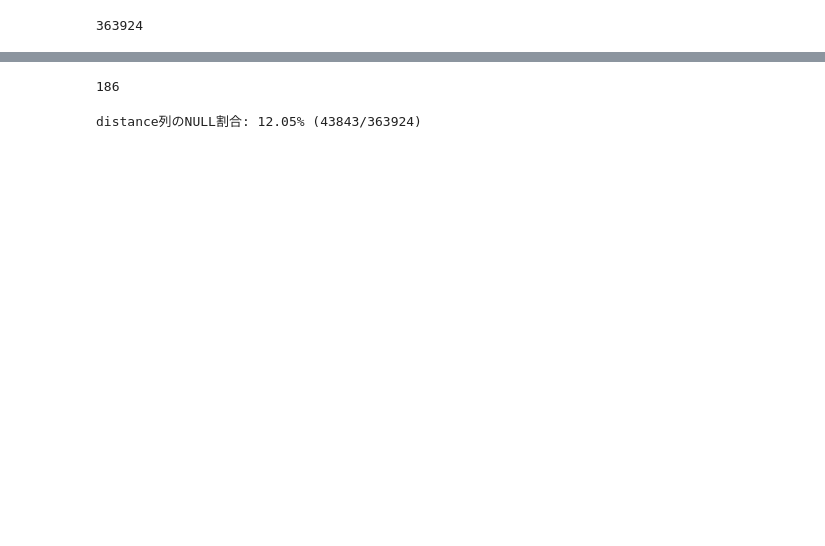
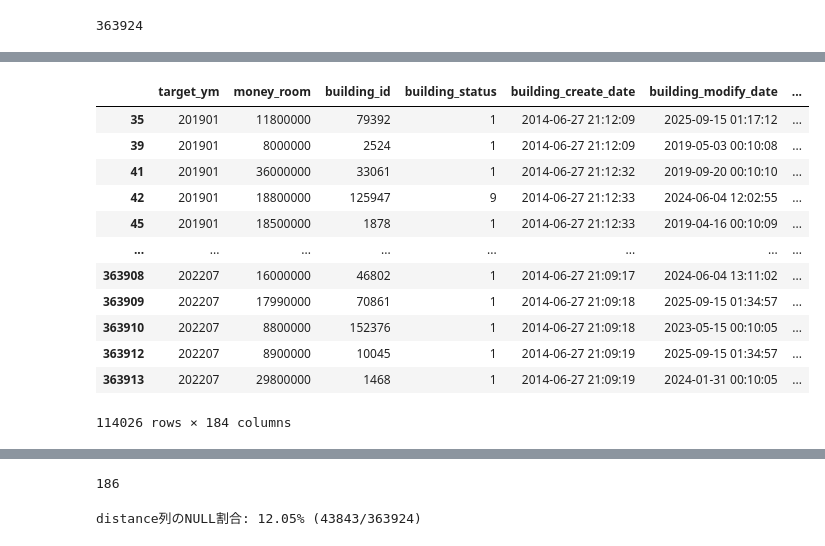
Before and after one commit to tomoya-kmt/signature, a Jupyter notebook: my_code/data_preprocess.ipynb, the cells around one changed output, grey strips where cells are left out. Saved outputs shown, nothing was run; the diff lists cells and outputs as text; code cells hidden in the pictures; blank space fills up the shorter version.

```diff
--- a/my_code/data_preprocess.ipynb
+++ b/my_code/data_preprocess.ipynb
@@ -168,0 +98,29 @@ train_gdf=utils.nearest_merge(train_gdf,gdf_json2,threshold=1000)
+# %%
+map3=utils.generate_year_mapping(2011,'S01_008',14,0)
+rosen_gdf = gpd.read_file(os.path.join('..', 'data', 'train', 'S12-24_NumberOfPassengers.geojson'))
+rosen=rosen_gdf.groupby(by="S12_001g").agg(
+    S01_020=("S12_057","sum"),
+    S01_019=("S12_053","sum"),
+    S01_018=("S12_049","sum"),
+    S01_017=("S12_045","sum"),
+    S01_016=("S12_041","sum"),
+    S01_015=("S12_037","sum"),
+    S01_014=("S12_033","sum"),
+    S01_013=("S12_029","sum"),
+    S01_012=("S12_025","sum"),
+    S01_011=("S12_021","sum"),
+    S01_010=("S12_017","sum"),
+    S01_009=("S12_013","sum"),
+    S01_008=("S12_009","sum"),
+    eki_name1=("S12_001","first"),
+    geometry=("geometry","first")
+)
+rosen["S01_021"]=np.nan
+#rosen=rosen.replace({0:np.nan})
+rosen["ID"]=range(0, len(rosen))
+rosen=gpd.GeoDataFrame(rosen,geometry="geometry",crs="EPSG:6677")
+rosen.head()
+# result_df=utils.merge_lag_features(source_df,rosen,"eki_name1","_eki1",map3)
+# rosen=rosen.rename(columns={"eki_name1":"eki_name2"})
+# source_df=utils.merge_lag_features(source_df,rosen,"eki_name2","_eki2",map3)
+# source_df.head()
@@ -168,0 +163,18 @@ train_gdf=utils.nearest_merge(train_gdf,gdf_json2,threshold=1000)
+# %%
+
+len(train_df),len(result_gdf)
+result_gdf[result_gdf["lag_1_val__eki2"].notna()]
+# %% [output]
+|  | target_ym | money_room | building_id | building_status | building_create_date | building_modify_date | ... |
+| 35 | 201901 | 11800000 | 79392 | 1 | 2014-06-27 21:12:09 | 2025-09-15 01:17:12 | ... |
+| 39 | 201901 | 8000000 | 2524 | 1 | 2014-06-27 21:12:09 | 2019-05-03 00:10:08 | ... |
+| 41 | 201901 | 36000000 | 33061 | 1 | 2014-06-27 21:12:32 | 2019-09-20 00:10:10 | ... |
+| 42 | 201901 | 18800000 | 125947 | 9 | 2014-06-27 21:12:33 | 2024-06-04 12:02:55 | ... |
+| 45 | 201901 | 18500000 | 1878 | 1 | 2014-06-27 21:12:33 | 2019-04-16 00:10:09 | ... |
+| ... | ... | ... | ... | ... | ... | ... | ... |
+| 363908 | 202207 | 16000000 | 46802 | 1 | 2014-06-27 21:09:17 | 2024-06-04 13:11:02 | ... |
+| 363909 | 202207 | 17990000 | 70861 | 1 | 2014-06-27 21:09:18 | 2025-09-15 01:34:57 | ... |
+| 363910 | 202207 | 8800000 | 152376 | 1 | 2014-06-27 21:09:18 | 2023-05-15 00:10:05 | ... |
+| 363912 | 202207 | 8900000 | 10045 | 1 | 2014-06-27 21:09:19 | 2025-09-15 01:34:57 | ... |
+| 363913 | 202207 | 29800000 | 1468 | 1 | 2014-06-27 21:09:19 | 2024-01-31 00:10:05 | ... |
+114026 rows × 184 columns
```
Also changed, not shown: parts of 37 cells of this notebook, 1 other file.
